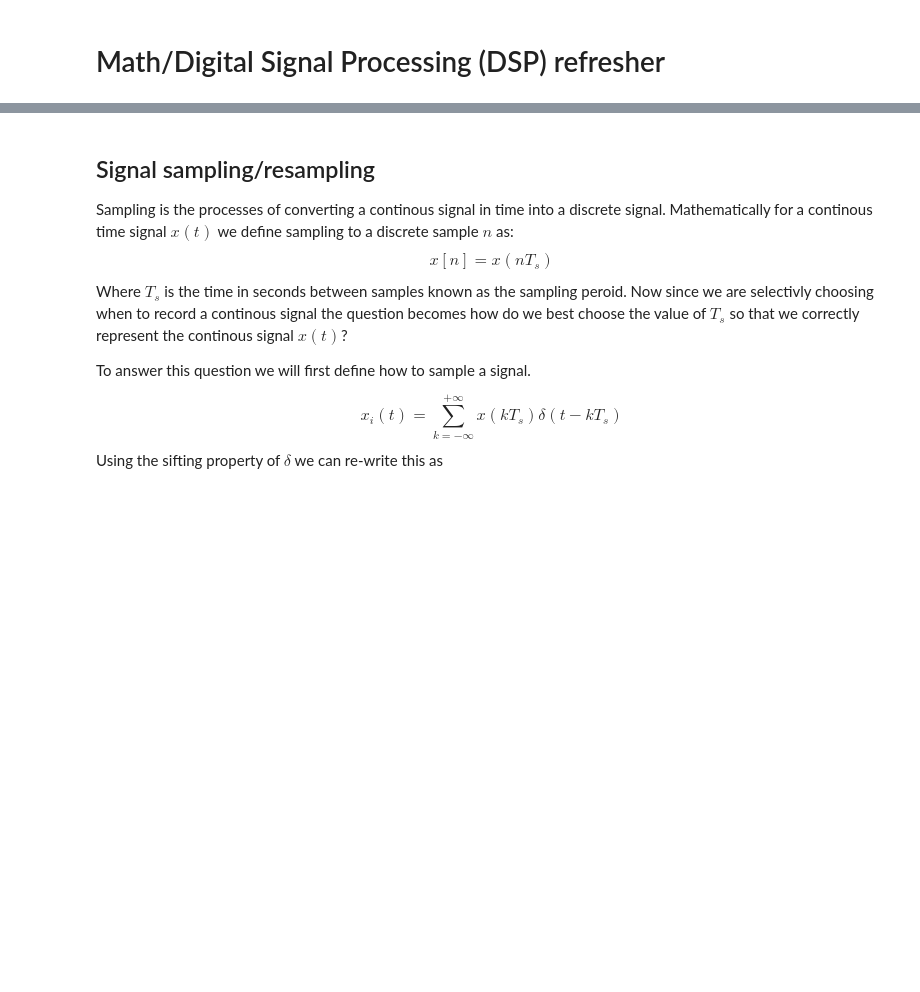
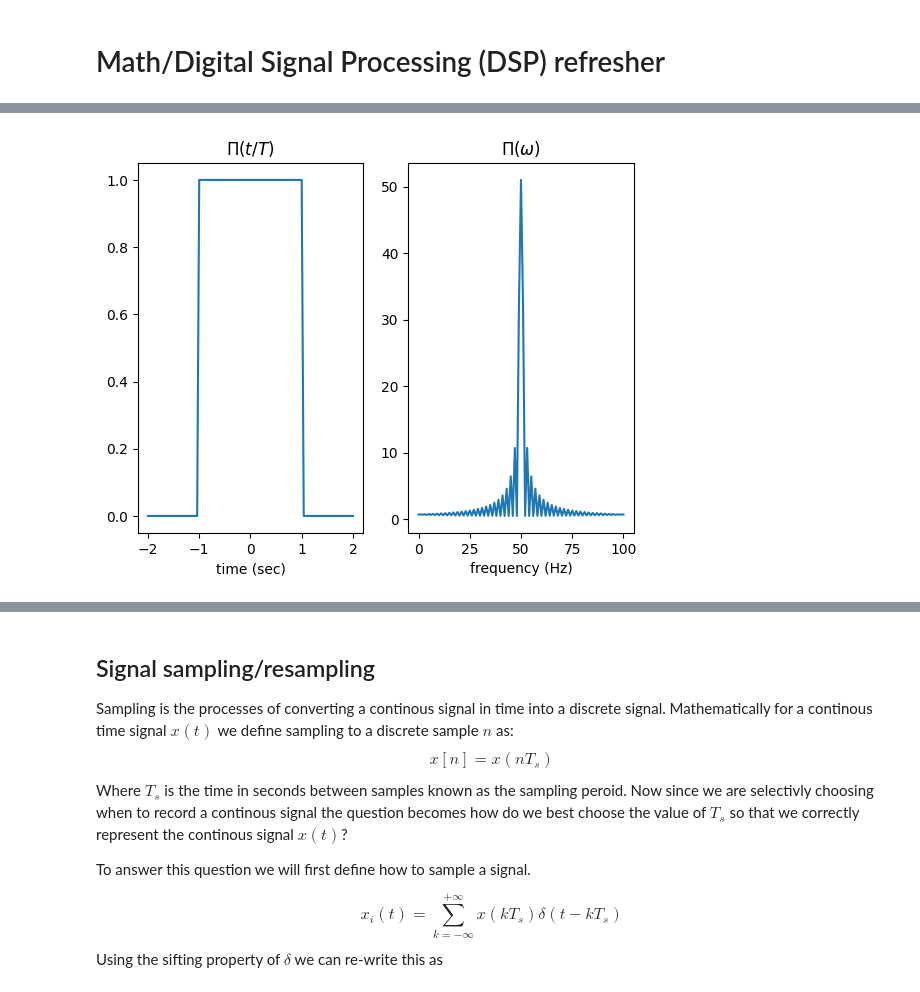
Before and after one commit to austinjtravis/radar_learning, a Jupyter notebook: 0_math_intro/math_refresher.ipynb, the cells around one changed output, grey strips where cells are left out. Saved outputs shown, nothing was run; the diff lists cells and outputs as text; code cells hidden in the pictures; blank space fills up the shorter version.

```diff
--- a/0_math_intro/math_refresher.ipynb
+++ b/0_math_intro/math_refresher.ipynb
@@ -84,0 +138,22 @@ NOTE: When we start dealing with propogating plane waves we will find that plane
+# %%
+import matplotlib.pyplot as plt
+import numpy as np
+
+def rect(x, duration):
+    return np.where(np.abs(x) <= duration, 1, 0)
+
+t = np.linspace(-2, 2, 101)
+x = rect(t, duration)
+y = np.fft.fftshift(np.fft.fft(x))
+
+fig, axs = plt.subplots(ncols=2)
+axs[0].plot(t, rect(t, duration))
+axs[0].set_xlabel('time (sec)')
+axs[0].set_title('$\Pi(t/T)$')
+
+axs[1].plot(np.abs(y))
+axs[1].set_xlabel('frequency (Hz)')
+axs[1].set_title('$\Pi(\omega)$')
+plt.show()
+# %% [output]
+[figure, added]
```
Also changed, not shown: parts of 27 cells of this notebook.
